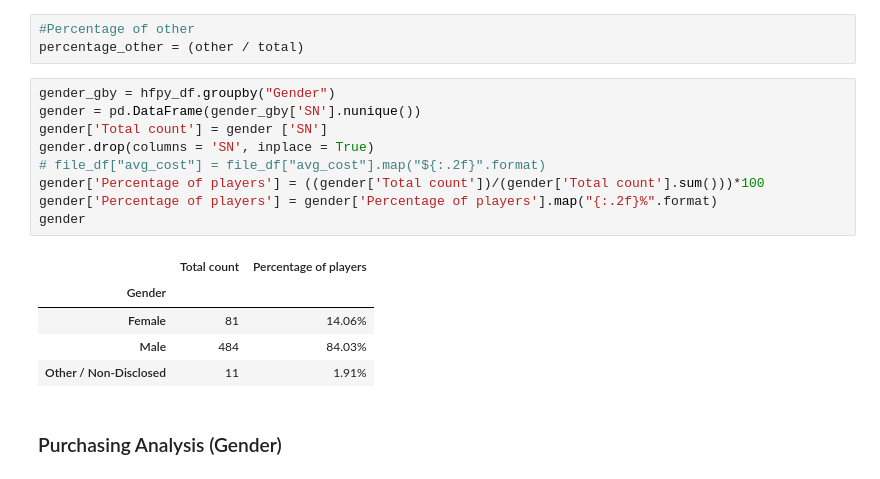
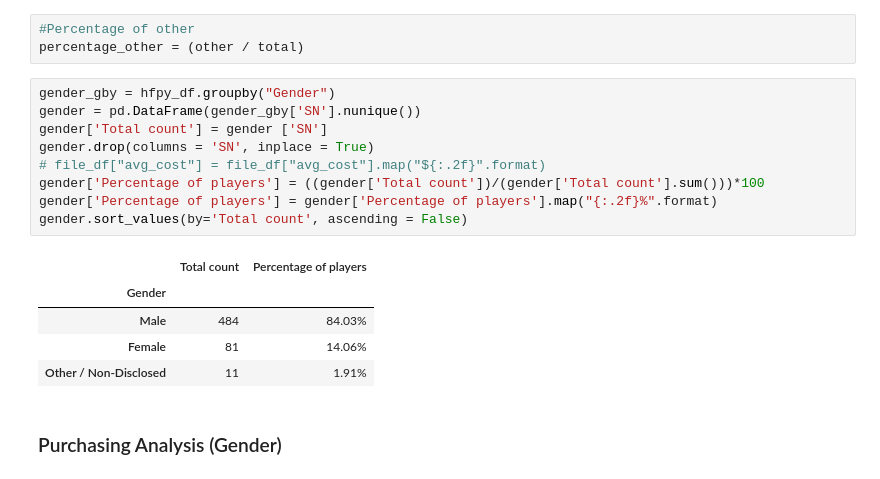
Before and after one commit to roayala/HeroesofPymoli, a Jupyter notebook: HeroerofPymoli.ipynb, the cells around one changed output. Cells and saved outputs as stored; diff of their text form.

```diff
--- a/HeroerofPymoli.ipynb
+++ b/HeroerofPymoli.ipynb
@@ -100,17 +130,17 @@ percentage_other = (other / total)
 # %%
 gender_gby = hfpy_df.groupby("Gender")
 gender = pd.DataFrame(gender_gby['SN'].nunique())
 gender['Total count'] = gender ['SN']
 gender.drop(columns = 'SN', inplace = True)
 # file_df["avg_cost"] = file_df["avg_cost"].map("${:.2f}".format)
 gender['Percentage of players'] = ((gender['Total count'])/(gender['Total count'].sum()))*100
 gender['Percentage of players'] = gender['Percentage of players'].map("{:.2f}%".format)
-gender
+gender.sort_values(by='Total count', ascending = False)
 # %% [output]
 |  | Total count | Percentage of players |
 | Gender |  |  |
+| Male | 484 | 84.03% |
 | Female | 81 | 14.06% |
-| Male | 484 | 84.03% |
 | Other / Non-Disclosed | 11 | 1.91% |
 # %% [markdown]
 ### Purchasing Analysis (Gender)
```
Also changed, not shown: parts of 4 cells of this notebook.
